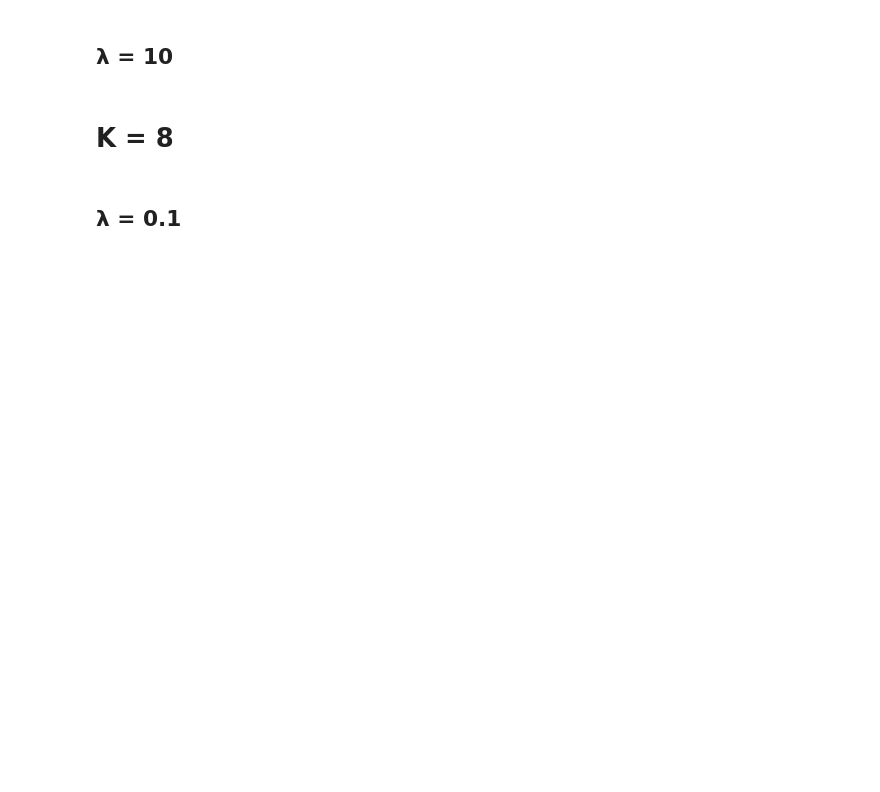
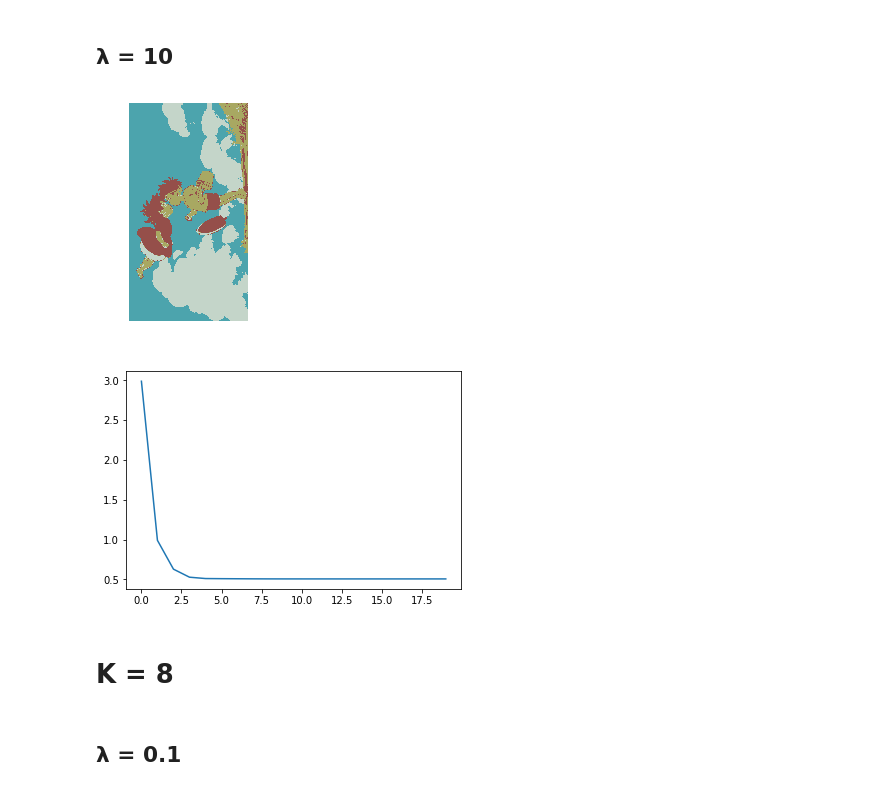
Before and after one commit to yuseon27/PatternRecognition, a Jupyter notebook: Assignment07/Assignment 07.ipynb, the cells around one changed output. Cells and saved outputs as stored; diff of their text form; code cells hidden in the pictures; blank space fills up the shorter version.

```diff
--- a/Assignment07/Assignment 07.ipynb
+++ b/Assignment07/Assignment 07.ipynb
@@ -254,7 +269,10 @@ kmeans(k_num=4, lamda=1)
 # %% [markdown]
 ## λ = 10
 # %%
-kmeans(k_num=4, lamda=10)
+kmeans(k_num=4, lamda=10000)
+# %% [output]
+[figure, added]
+[figure, added]
 # %% [markdown]
 # K = 8
 # %% [markdown]
```
Also changed, not shown: parts of 8 cells of this notebook.
